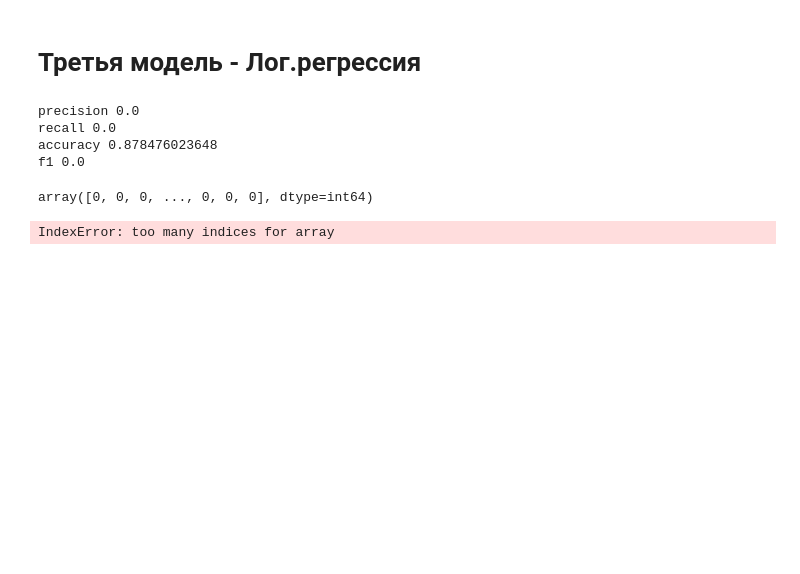
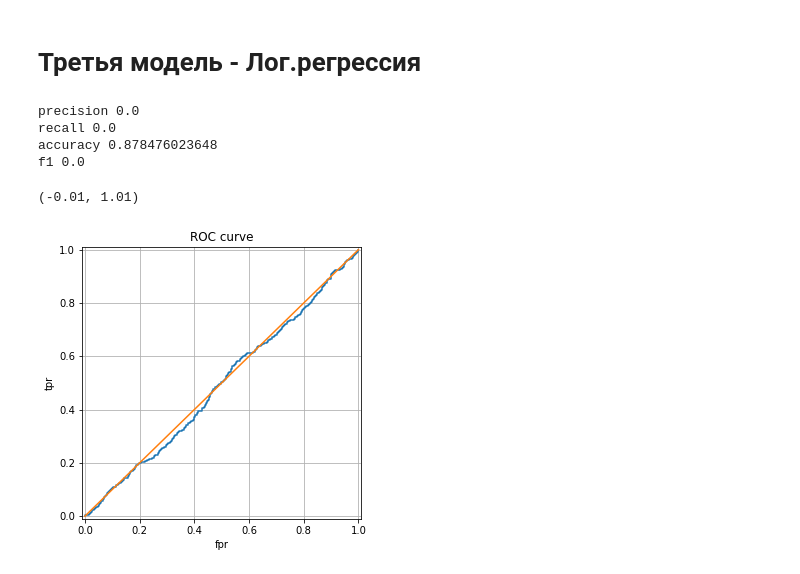
Before and after one commit to stormA4ka/hw, a Jupyter notebook: 02_hw.ipynb, the cells around one changed output. Cells and saved outputs as stored; diff of their text form; code cells hidden in the pictures; blank space fills up the shorter version.

```diff
--- a/02_hw.ipynb
+++ b/02_hw.ipynb
@@ -281,23 +320,22 @@ precision 0.0
 recall 0.0
 accuracy 0.878476023648
 f1 0.0
-# %%
-predict_log
-# %% [output]
-array([0, 0, 0, ..., 0, 0, 0], dtype=int64)
+# %%
+predict_log = log.predict_proba(X_test)
 # %%
 %matplotlib inline
 from matplotlib import pyplot as plt
 from sklearn.metrics import roc_auc_score, roc_curve
-fpr, tpr, thresholds = roc_curve(y_test, predict_log[:,1])
+pic_log = fpr, tpr, thresholds = roc_curve(y_test, predict_log[:,1])
 plt.figure(figsize=(5, 5))
 plt.plot(fpr, tpr)
 plt.plot([0, 1], [0, 1])
 plt.ylabel('tpr')
 plt.xlabel('fpr')
 plt.grid(True)
 plt.title('ROC curve')
 plt.xlim((-0.01, 1.01))
 plt.ylim((-0.01, 1.01))
 # %% [output]
-IndexError: too many indices for array
+(-0.01, 1.01)
+[figure, added]
```
Also changed, not shown: parts of 14 cells of this notebook.
